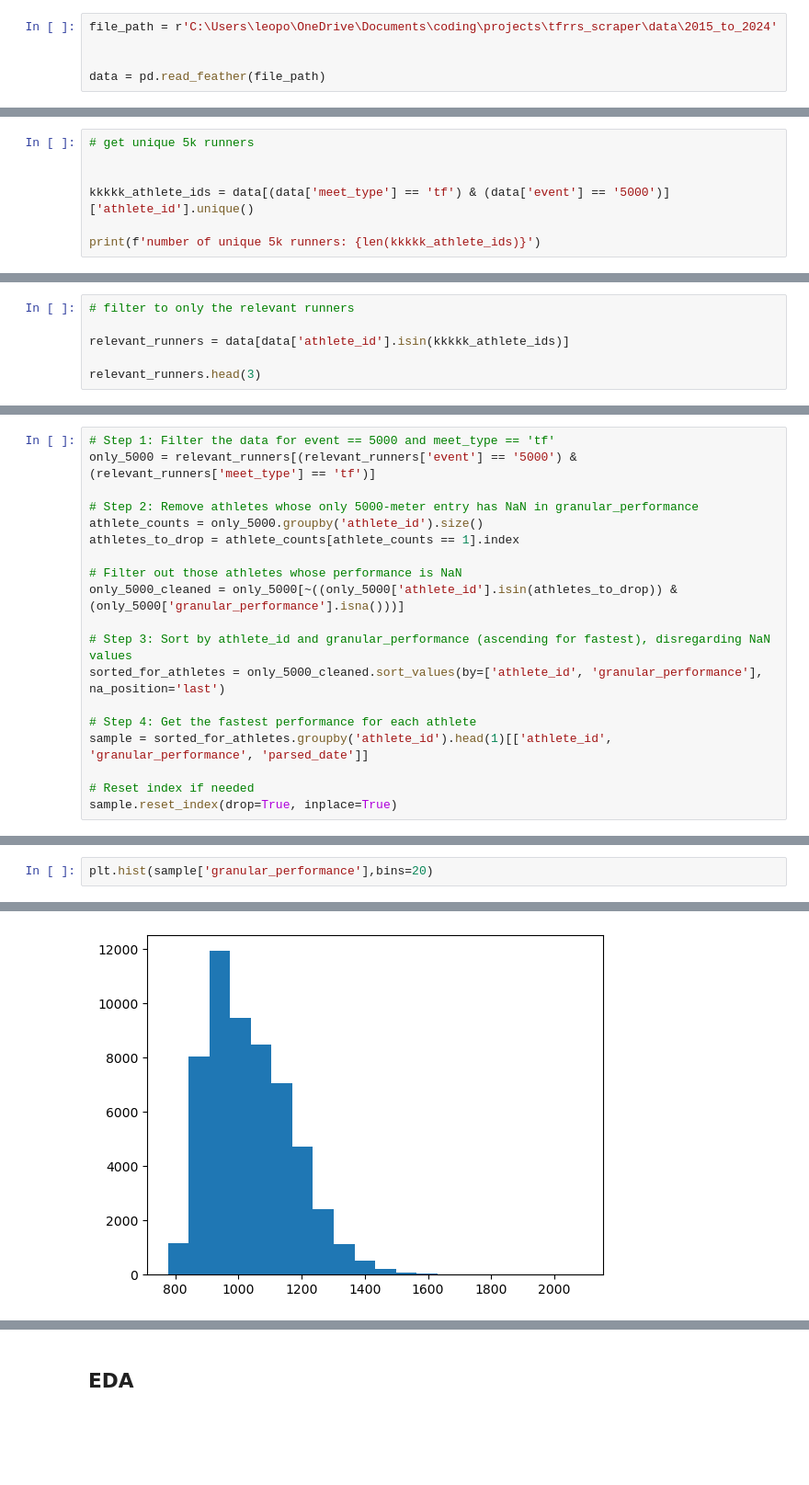
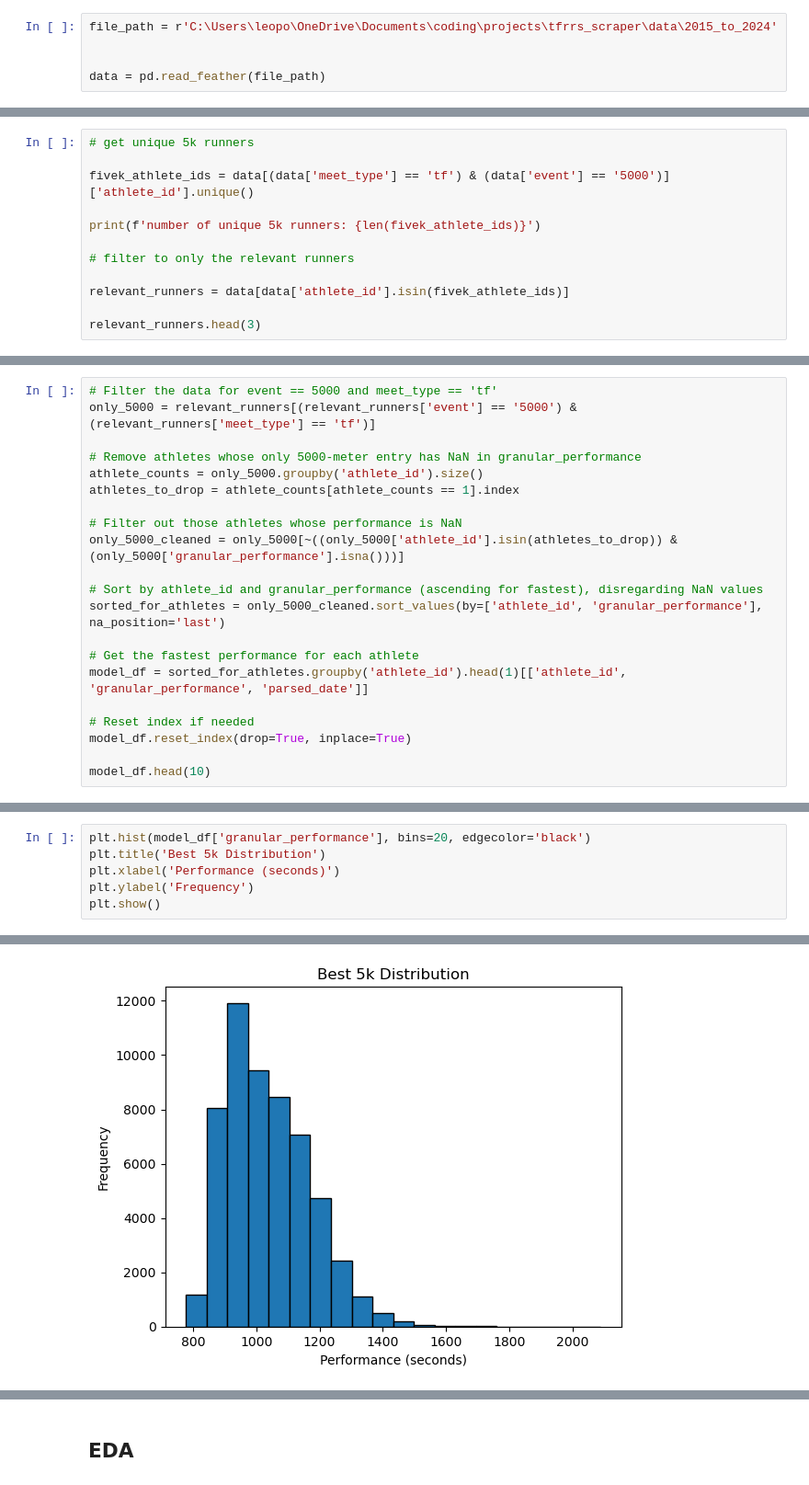
Before and after one commit to stanski901/5k_predictor, a Jupyter notebook: working_file.ipynb, the cells around one changed output, grey strips where cells are left out. Shown: that part at 92% size. Saved outputs shown, nothing was run; the diff lists cells and outputs as text; blank space fills up the shorter version.

```diff
--- a/working_file.ipynb
+++ b/working_file.ipynb
@@ -29,9 +53,14 @@ data[(data['meet_type']=='tf')& (data['gender']=='F')]['athlete_id'].nunique()
 # %%
 # get unique 5k runners
 
+fivek_athlete_ids = data[(data['meet_type'] == 'tf') & (data['event'] == '5000')]['athlete_id'].unique()
 
-kkkkk_athlete_ids = data[(data['meet_type'] == 'tf') & (data['event'] == '5000')]['athlete_id'].unique()
+print(f'number of unique 5k runners: {len(fivek_athlete_ids)}')
 
-print(f'number of unique 5k runners: {len(kkkkk_athlete_ids)}')
+# filter to only the relevant runners
+
+relevant_runners = data[data['athlete_id'].isin(fivek_athlete_ids)]
+
+relevant_runners.head(3)
 # %% [output]
 number of unique 5k runners: 57363
@@ -38,6 +70,0 @@ number of unique 5k runners: 57363
-# %%
-# filter to only the relevant runners
-
-relevant_runners = data[data['athlete_id'].isin(kkkkk_athlete_ids)]
-
-relevant_runners.head(3)
@@ -49,19 +75,21 @@ relevant_runners.head(3)
 # %%
-# Step 1: Filter the data for event == 5000 and meet_type == 'tf'
+# Filter the data for event == 5000 and meet_type == 'tf'
 only_5000 = relevant_runners[(relevant_runners['event'] == '5000') & (relevant_runners['meet_type'] == 'tf')]
 
-# Step 2: Remove athletes whose only 5000-meter entry has NaN in granular_performance
+# Remove athletes whose only 5000-meter entry has NaN in granular_performance
 athlete_counts = only_5000.groupby('athlete_id').size()
 athletes_to_drop = athlete_counts[athlete_counts == 1].index
 
 # Filter out those athletes whose performance is NaN
 only_5000_cleaned = only_5000[~((only_5000['athlete_id'].isin(athletes_to_drop)) & (only_5000['granular_performance'].isna()))]
 
-# Step 3: Sort by athlete_id and granular_performance (ascending for fastest), disregarding NaN values
+# Sort by athlete_id and granular_performance (ascending for fastest), disregarding NaN values
 sorted_for_athletes = only_5000_cleaned.sort_values(by=['athlete_id', 'granular_performance'], na_position='last')
 
-# Step 4: Get the fastest performance for each athlete
-sample = sorted_for_athletes.groupby('athlete_id').head(1)[['athlete_id', 'granular_performance', 'parsed_date']]
+# Get the fastest performance for each athlete
+model_df = sorted_for_athletes.groupby('athlete_id').head(1)[['athlete_id', 'granular_performance', 'parsed_date']]
 
 # Reset index if needed
-sample.reset_index(drop=True, inplace=True)
+model_df.reset_index(drop=True, inplace=True)
+
+model_df.head(10)
@@ -93,3 +119,7 @@ dtype: object
 # %%
-plt.hist(sample['granular_performance'],bins=20)
+plt.hist(model_df['granular_performance'], bins=20, edgecolor='black')
+plt.title('Best 5k Distribution')
+plt.xlabel('Performance (seconds)')
+plt.ylabel('Frequency')
+plt.show()
 # %% [output]
@@ -105 +126 @@ plt.hist(sample['granular_performance'],bins=20)
-[figure, old version]
+[figure, new version]
```
Also changed, not shown: parts of 53 cells of this notebook.
